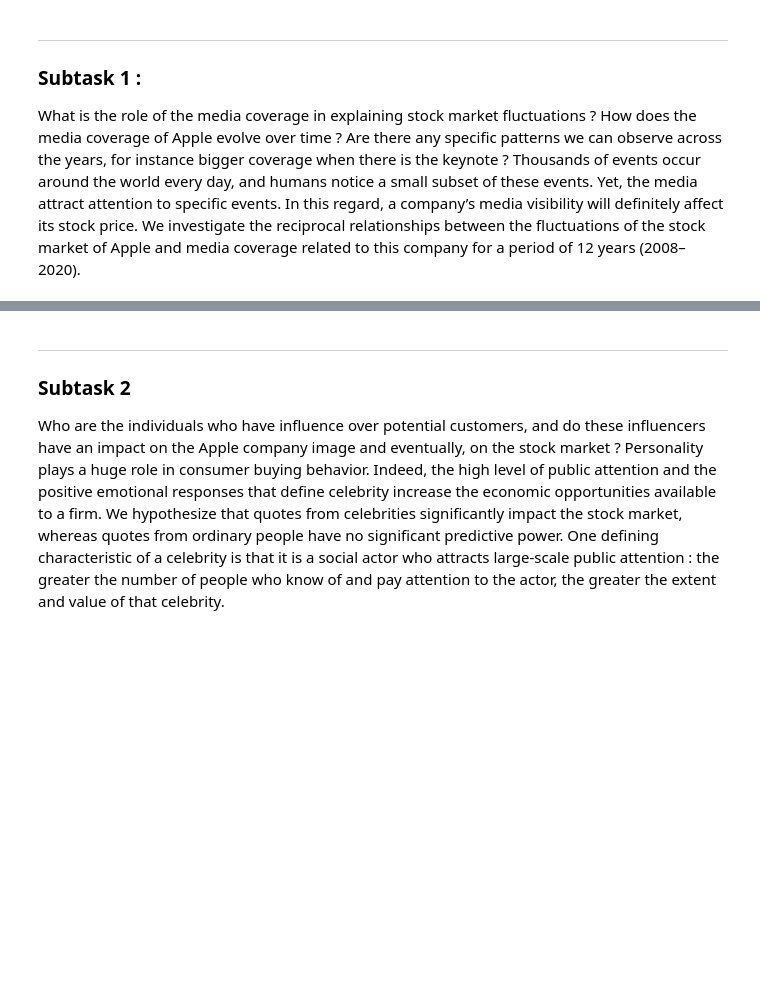
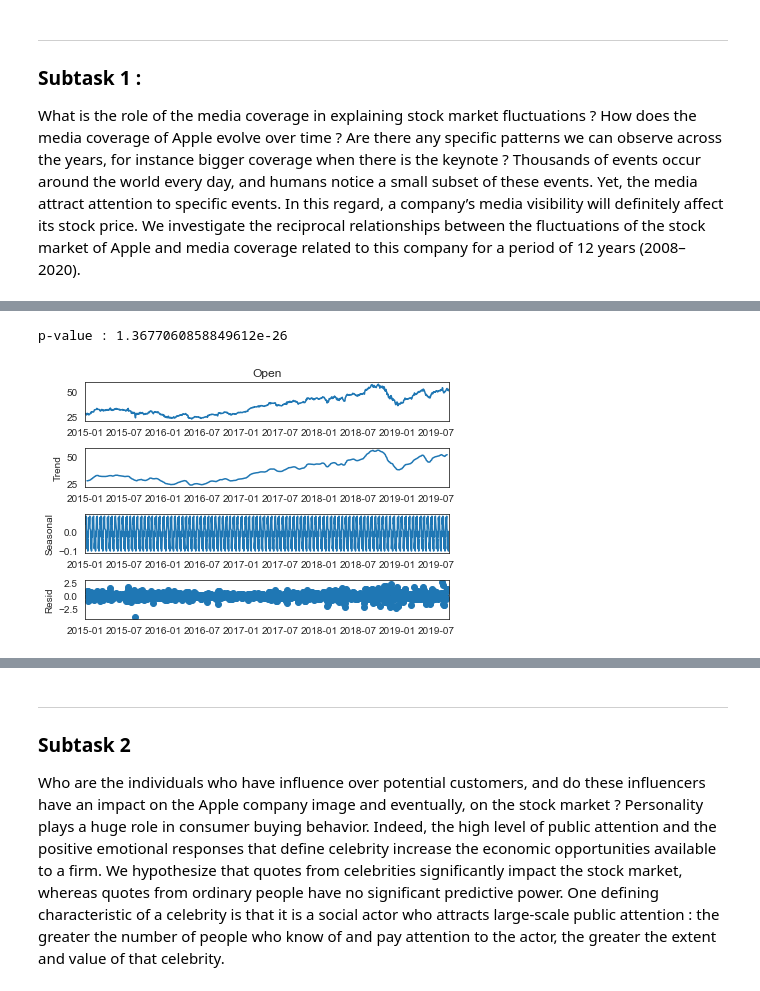
Before and after one commit to raphaelattias/apple-stock-analytics, a Jupyter notebook: main.ipynb, the cells around one changed output, grey strips where cells are left out. Saved outputs shown, nothing was run; the diff lists cells and outputs as text; code cells hidden in the pictures; blank space fills up the shorter version.

```diff
--- a/main.ipynb
+++ b/main.ipynb
@@ -204,0 +233,17 @@ sum(df_join.Volatile & df_join.HighCount)
+# %%
+stock_name = "AAPL"
+year = 2019
+year_start = 2015
+year_end = 2019
+# Find the days of high volatility
+stock = yf.download(stock_name, start=f'{year_start}-01-01', end=f'{year_end}-08-31', progress = False)
+stock.reset_index(inplace=True)
+
+quotes = pd.concat([load_quotes(i, 'processed quotes') for i in range(year_start,year_end+1)])
+
+q1 = 0.98
+q2 = 0.98
+
+
+stock['Normalized'] = stock['Open']*stock['Volume']
+stock['Volatile'] = stock.apply(lambda x: x['Normalized'] > np.quantile(stock[stock.Date.dt.year == x.Date.year]['Normalized'], q = q1), axis=1)
@@ -204,0 +347,20 @@ sum(df_join.Volatile & df_join.HighCount)
+# %%
+from statsmodels.tsa.seasonal import seasonal_decompose
+from statsmodels.tsa.stattools import adfuller
+
+analysis = stock.copy()
+analysis.set_index('Date',inplace=True)
+analysis = analysis['Open']
+decompose_result_mult = seasonal_decompose(analysis, model="additive",period=12)
+
+trend = decompose_result_mult.trend
+seasonal = decompose_result_mult.seasonal
+residual = decompose_result_mult.resid
+
+p_value = adfuller(residual.dropna())[1]
+print(f"p-value : {p_value}")
+
+decompose_result_mult.plot();
+# %% [output]
+p-value : 1.3677060858849612e-26
+[figure, added]
```
Also changed, not shown: parts of 12 cells of this notebook, 11 other files.
